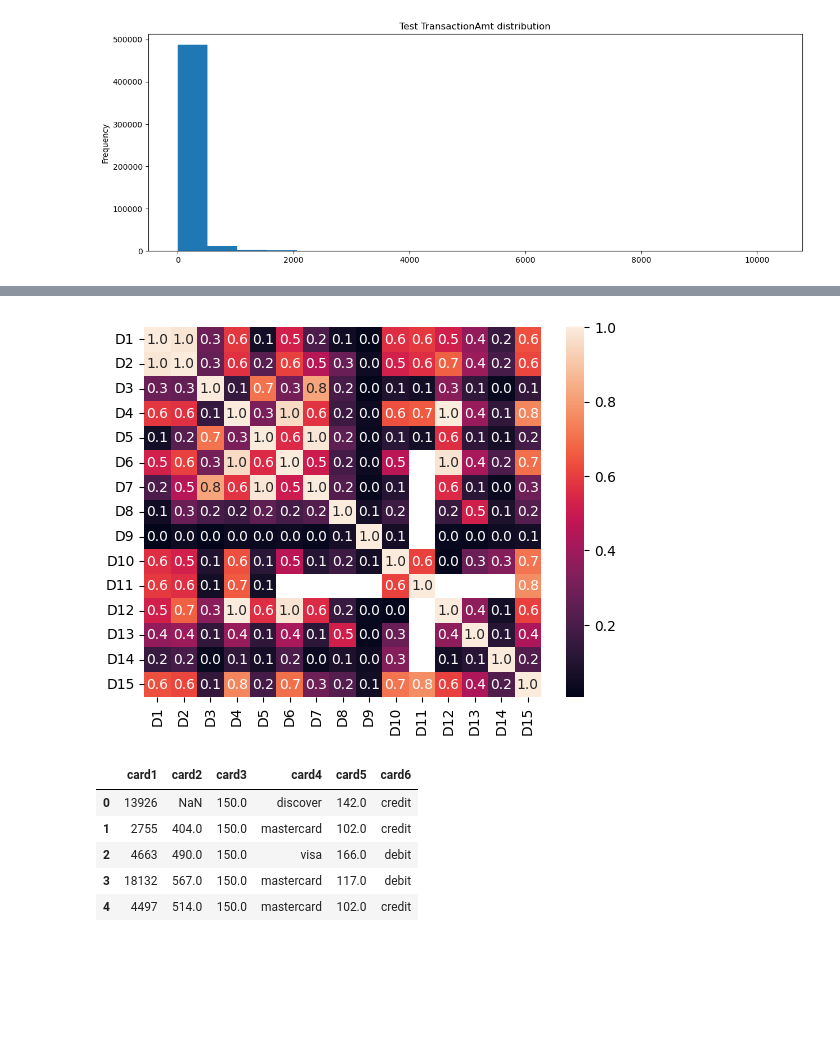
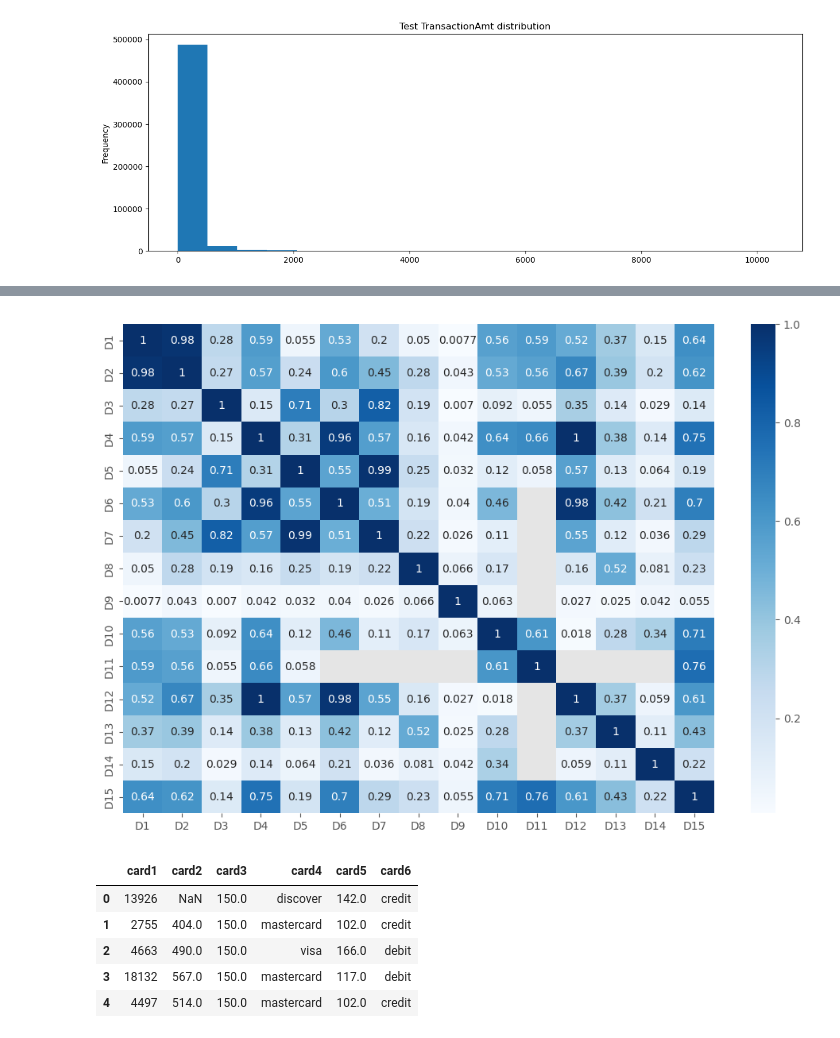
Before and after one commit to lulucopter/dsa4263-fraud-detection, a Jupyter notebook: DSA4263 Project.ipynb, the cells around one changed output, grey strips where cells are left out. Saved outputs shown, nothing was run; the diff lists cells and outputs as text; code cells hidden in the pictures; blank space fills up the shorter version.

```diff
--- a/DSA4263 Project.ipynb
+++ b/DSA4263 Project.ipynb
@@ -43,0 +79,13 @@ test_transaction = test_transaction.merge(test_identity, how='left', left_index=
+# %%
+X_train = train_transaction.drop("isFraud", axis=1)
+train_transaction["isFraud"] = train_transaction["isFraud"].astype("category")
+y_train = train_transaction["isFraud"]
+
+
+
+isfraud, count = np.unique(y_train, return_counts=True)
+plt.bar(isfraud, count, color=["red", "blue"], tick_label=isfraud)
+plt.title("Label distribution")
+plt.xlabel("isFraud")
+plt.ylabel("Count")
+plt.show
@@ -185,9 +329,12 @@ D15  NaN  NaN  NaN       NaN  NaN  NaN  1.0
 # %%
 %matplotlib inline
-sns.heatmap(corr, annot=True, fmt=".1f")
+corr = train_transaction.loc[:, "D1":"D15"].corr()
+
+plt.figure(figsize=(12,8))
+sns.heatmap(corr, cmap="Blues", annot=True)
 plt.show()
 # %% [output]
-[figure, old version]
+[figure, new version]
 # %%
 card_cols = [c for c in train_transaction.columns if 'card' in c]
 train_transaction[card_cols].head()
```
Also changed, not shown: parts of 24 cells of this notebook.
